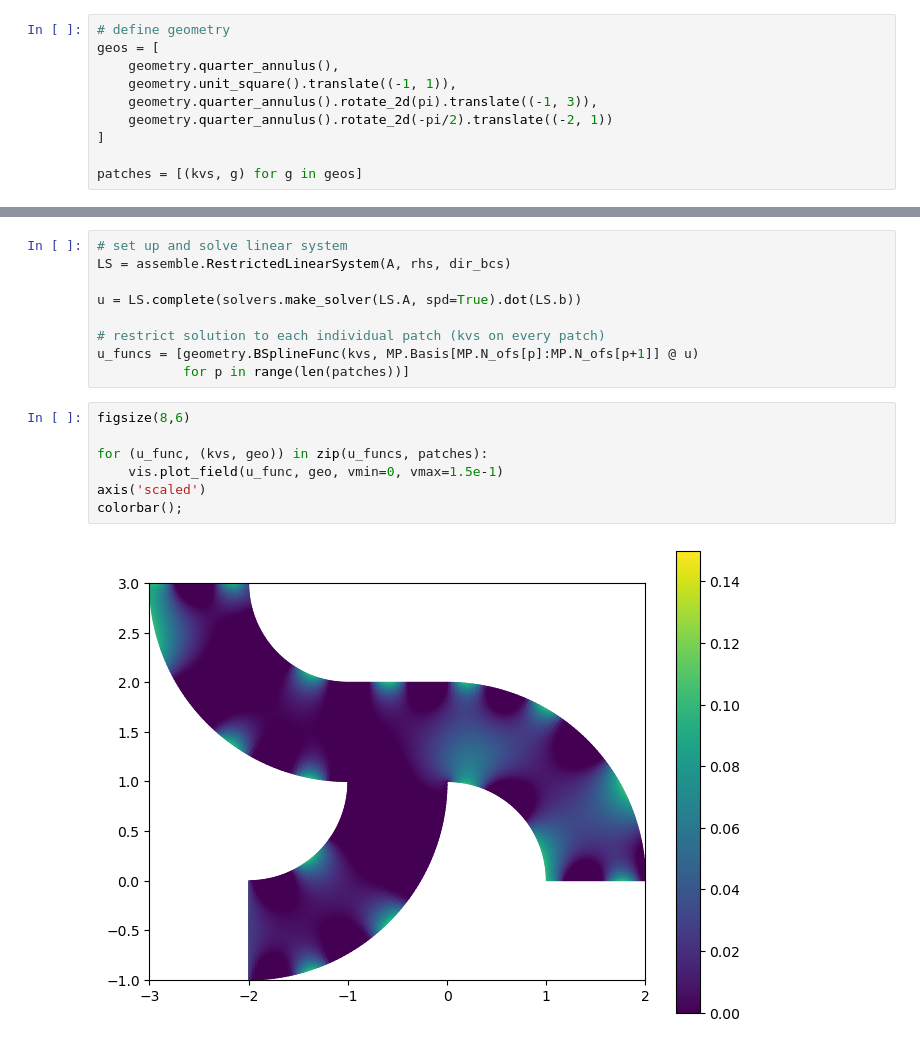
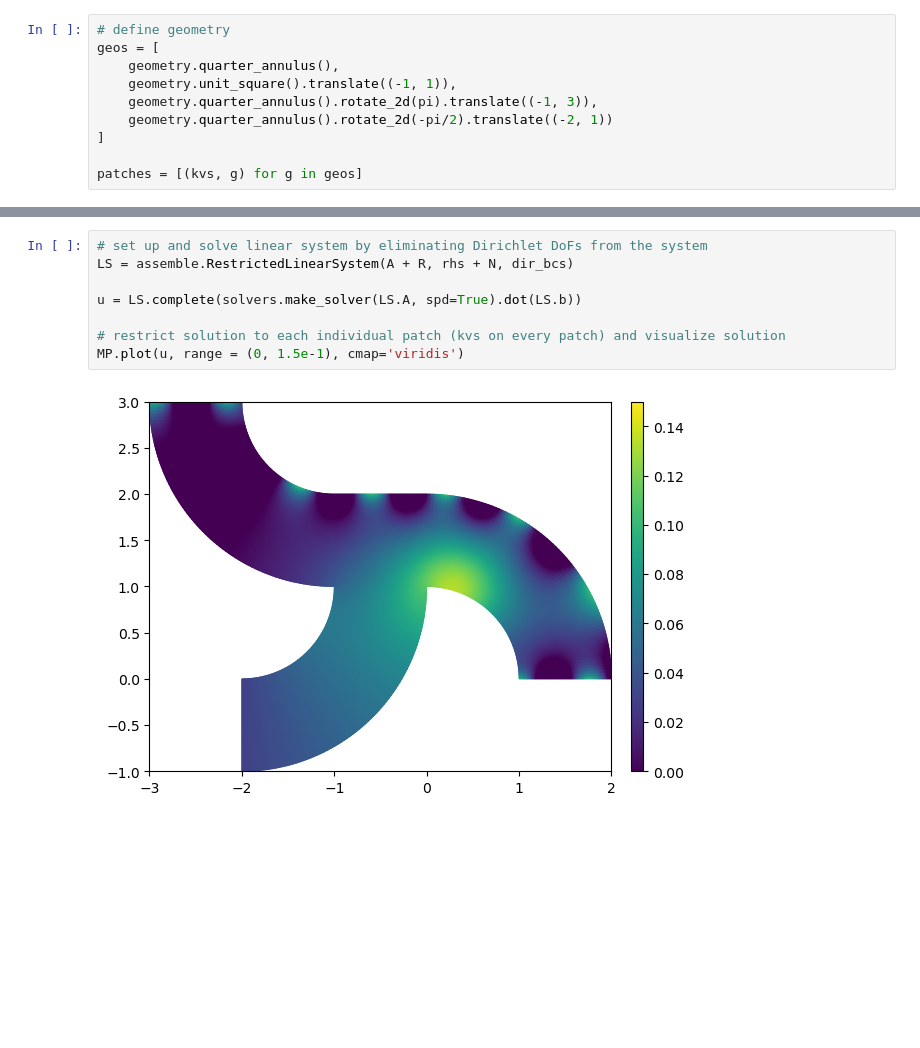
Before and after one commit to Stefan714/pyiga, a Jupyter notebook: notebooks/multipatch.ipynb, the cells around one changed output, grey strips where cells are left out. Cells and saved outputs as stored; diff of their text form; blank space fills up the shorter version.

```diff
--- a/notebooks/multipatch.ipynb
+++ b/notebooks/multipatch.ipynb
@@ -61,18 +61,10 @@ TypeError: __init__() got an unexpected keyword argument 'boundary'
 # %%
-# set up and solve linear system
-LS = assemble.RestrictedLinearSystem(A, rhs, dir_bcs)
+# set up and solve linear system by eliminating Dirichlet DoFs from the system
+LS = assemble.RestrictedLinearSystem(A + R, rhs + N, dir_bcs)
 
 u = LS.complete(solvers.make_solver(LS.A, spd=True).dot(LS.b))
 
-# restrict solution to each individual patch (kvs on every patch)
-u_funcs = [geometry.BSplineFunc(kvs, MP.Basis[MP.N_ofs[p]:MP.N_ofs[p+1]] @ u)
-           for p in range(len(patches))]
+# restrict solution to each individual patch (kvs on every patch) and visualize solution
+MP.plot(u, range = (0, 1.5e-1), cmap='viridis')
+# %% [output]
+[figure, added]
-# %%
-figsize(8,6)
-
-for (u_func, (kvs, geo)) in zip(u_funcs, patches):
-    vis.plot_field(u_func, geo, vmin=0, vmax=1.5e-1)
-axis('scaled')
-colorbar();
-# %% [output]
-[figure, removed]
```
Also changed, not shown: parts of 5 cells of this notebook, 7 other files.
